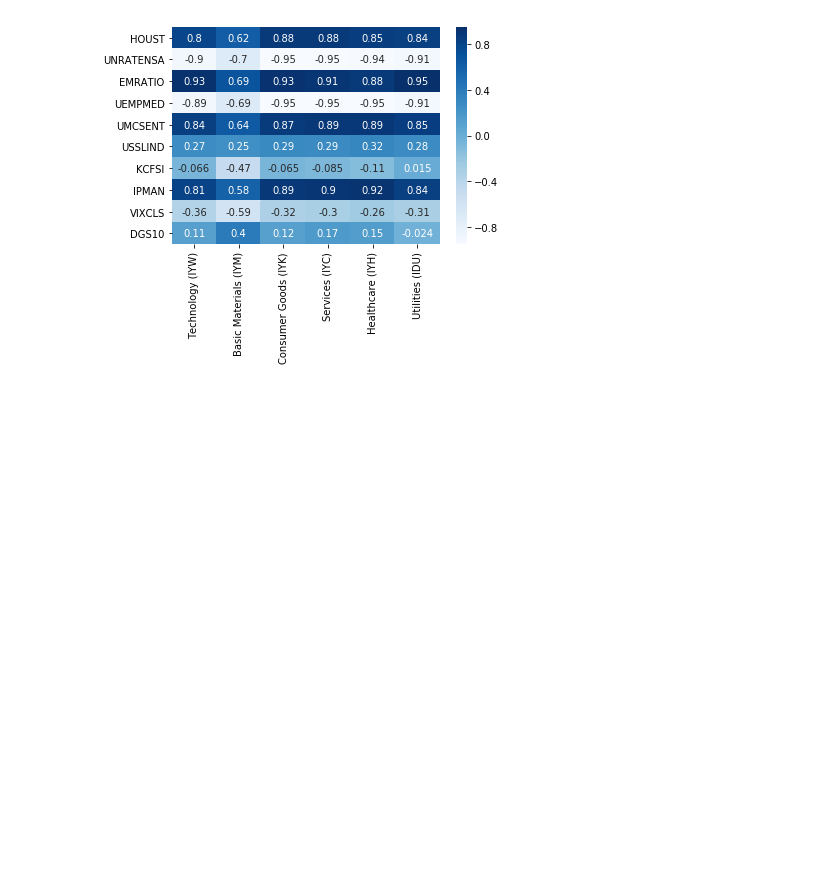
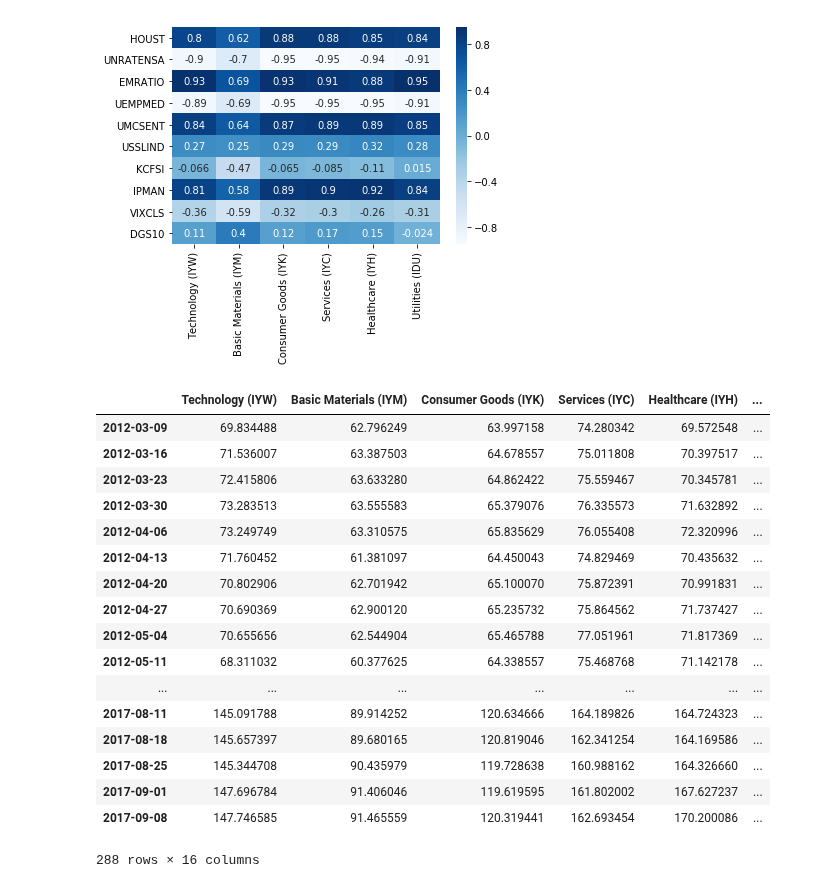
Before and after one commit to kimrharper/data_science_nltk, a Jupyter notebook: stock/stock_predict_final.ipynb, the cells around one changed output. Drawn from its saved outputs; the diff is of its cells as text; code cells hidden in the pictures; blank space fills up the shorter version.

```diff
--- a/stock/stock_predict_final.ipynb
+++ b/stock/stock_predict_final.ipynb
@@ -83,6 +83,27 @@ plt.show()
 # Correlations: Dark blue indicates strong correlation, White indicates strong inverse correlation
 # %% [output]
 [figure]
+# %%
+sec_indic.resample('W-Fri').mean()
+# %% [output]
+|  | Technology (IYW) | Basic Materials (IYM) | Consumer Goods (IYK) | Services (IYC) | Healthcare (IYH) | ... |
+| 2012-03-09 | 69.834488 | 62.796249 | 63.997158 | 74.280342 | 69.572548 | ... |
+| 2012-03-16 | 71.536007 | 63.387503 | 64.678557 | 75.011808 | 70.397517 | ... |
+| 2012-03-23 | 72.415806 | 63.633280 | 64.862422 | 75.559467 | 70.345781 | ... |
+| 2012-03-30 | 73.283513 | 63.555583 | 65.379076 | 76.335573 | 71.632892 | ... |
+| 2012-04-06 | 73.249749 | 63.310575 | 65.835629 | 76.055408 | 72.320996 | ... |
+| 2012-04-13 | 71.760452 | 61.381097 | 64.450043 | 74.829469 | 70.435632 | ... |
+| 2012-04-20 | 70.802906 | 62.701942 | 65.100070 | 75.872391 | 70.991831 | ... |
+| 2012-04-27 | 70.690369 | 62.900120 | 65.235732 | 75.864562 | 71.737427 | ... |
+| 2012-05-04 | 70.655656 | 62.544904 | 65.465788 | 77.051961 | 71.817369 | ... |
+| 2012-05-11 | 68.311032 | 60.377625 | 64.338557 | 75.468768 | 71.142178 | ... |
+| ... | ... | ... | ... | ... | ... | ... |
+| 2017-08-11 | 145.091788 | 89.914252 | 120.634666 | 164.189826 | 164.724323 | ... |
+| 2017-08-18 | 145.657397 | 89.680165 | 120.819046 | 162.341254 | 164.169586 | ... |
+| 2017-08-25 | 145.344708 | 90.435979 | 119.728638 | 160.988162 | 164.326660 | ... |
+| 2017-09-01 | 147.696784 | 91.406046 | 119.619595 | 161.802002 | 167.627237 | ... |
+| 2017-09-08 | 147.746585 | 91.465559 | 120.319441 | 162.693454 | 170.200086 | ... |
+288 rows × 16 columns
 # %%
 # ======== runs linear regression analysis ========
 def linreg_analysis(sec, ind, trainstart, trainstop, teststart,teststop):
```
Also changed, not shown: parts of 4 cells of this notebook.
